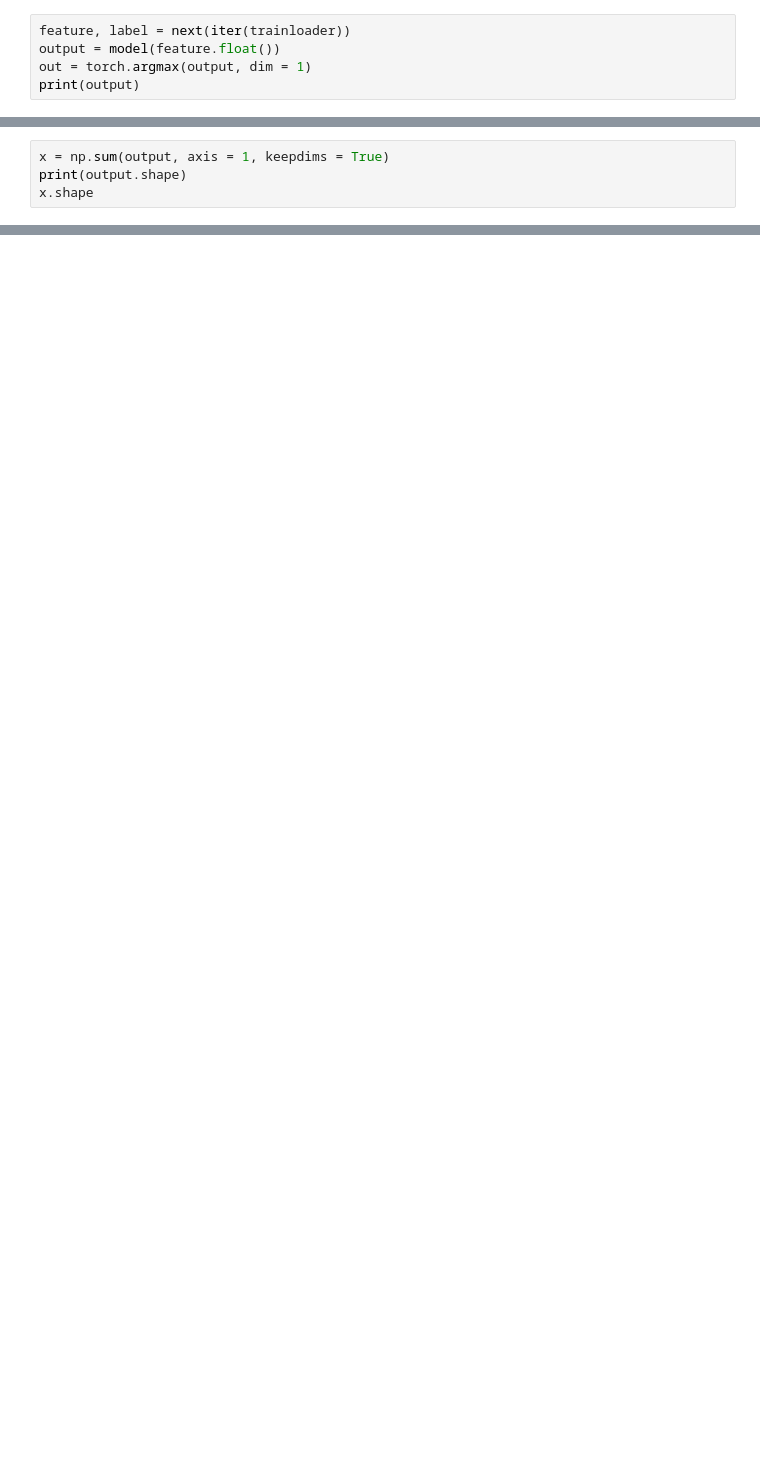
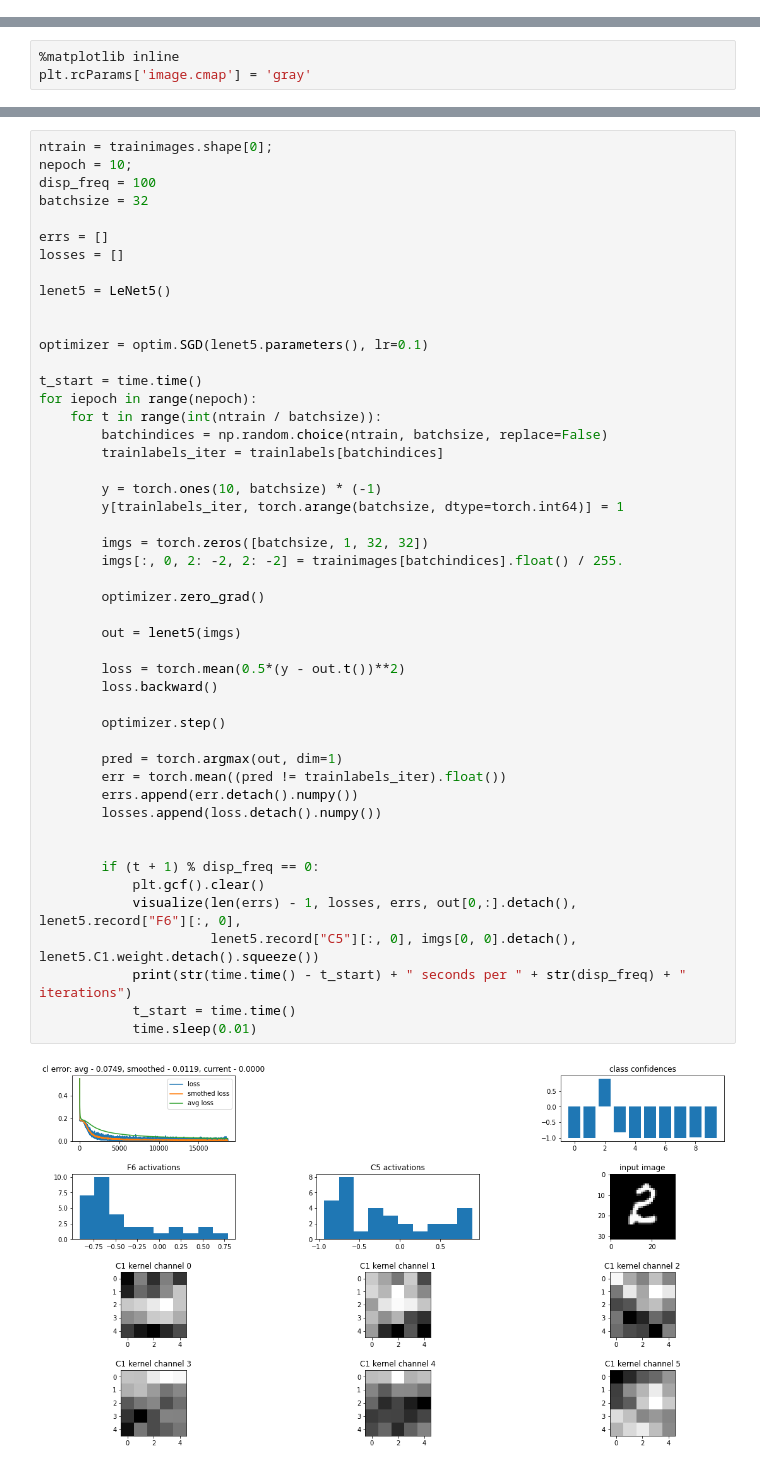
Before and after one commit to adigup390/deepintocnn, a Jupyter notebook: kagglesubmissionLogisticRegression.ipynb, the cells around one changed output, grey strips where cells are left out. Cells and saved outputs as stored; diff of their text form; blank space fills up the shorter version.

```diff
--- a/kagglesubmissionLogisticRegression.ipynb
+++ b/kagglesubmissionLogisticRegression.ipynb
@@ -176,5 +2,0 @@ model = LogisticRegression(input_dim, output_dim)
-# %%
-feature, label = next(iter(trainloader))
-output = model(feature.float())
-out = torch.argmax(output, dim = 1)
-print(output)
@@ -319,4 +2,0 @@ array([[0.59986794, 3.501773  , 1.5981529 , ..., 0.7009818 , 2.30689   ,
-# %%
-x = np.sum(output, axis = 1, keepdims = True)
-print(output.shape)
-x.shape
@@ -398,0 +13,3 @@ testdf1.to_csv('/content/sample_data/output1.csv',index = False)
+# %%
+%matplotlib inline
+plt.rcParams['image.cmap'] = 'gray'
@@ -398,0 +164,50 @@ testdf1.to_csv('/content/sample_data/output1.csv',index = False)
+# %%
+ntrain = trainimages.shape[0];
+nepoch = 10;
+disp_freq = 100
+batchsize = 32
+
+errs = []
+losses = []
+
+lenet5 = LeNet5()
+
+
+optimizer = optim.SGD(lenet5.parameters(), lr=0.1)
+
+t_start = time.time()
+for iepoch in range(nepoch):
+    for t in range(int(ntrain / batchsize)):
+        batchindices = np.random.choice(ntrain, batchsize, replace=False)
+        trainlabels_iter = trainlabels[batchindices]
+
+        y = torch.ones(10, batchsize) * (-1)
+        y[trainlabels_iter, torch.arange(batchsize, dtype=torch.int64)] = 1
+
+        imgs = torch.zeros([batchsize, 1, 32, 32])
+        imgs[:, 0, 2: -2, 2: -2] = trainimages[batchindices].float() / 255.
+
+        optimizer.zero_grad()
+
+        out = lenet5(imgs)
+
+        loss = torch.mean(0.5*(y - out.t())**2)
+        loss.backward()
+
+        optimizer.step()
+
+        pred = torch.argmax(out, dim=1)
+        err = torch.mean((pred != trainlabels_iter).float())
+        errs.append(err.detach().numpy())
+        losses.append(loss.detach().numpy())
+
+
+        if (t + 1) % disp_freq == 0:
+            plt.gcf().clear()
+            visualize(len(errs) - 1, losses, errs, out[0,:].detach(), lenet5.record["F6"][:, 0],
+                      lenet5.record["C5"][:, 0], imgs[0, 0].detach(), lenet5.C1.weight.detach().squeeze())
+            print(str(time.time() - t_start) + " seconds per " + str(disp_freq) + " iterations")
+            t_start = time.time()
+            time.sleep(0.01)
+# %% [output]
+[figure, added]
```
Also changed, not shown: parts of 60 cells of this notebook.
